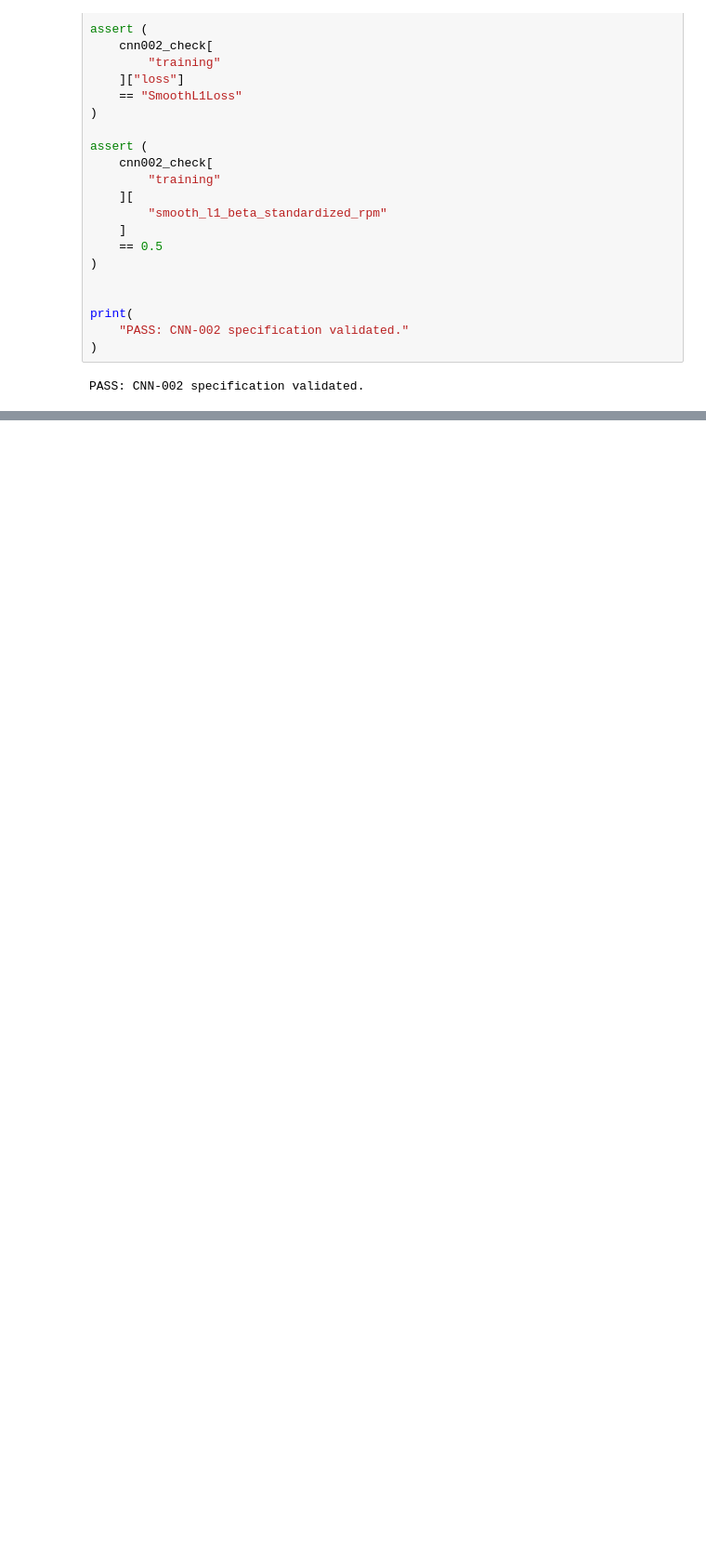
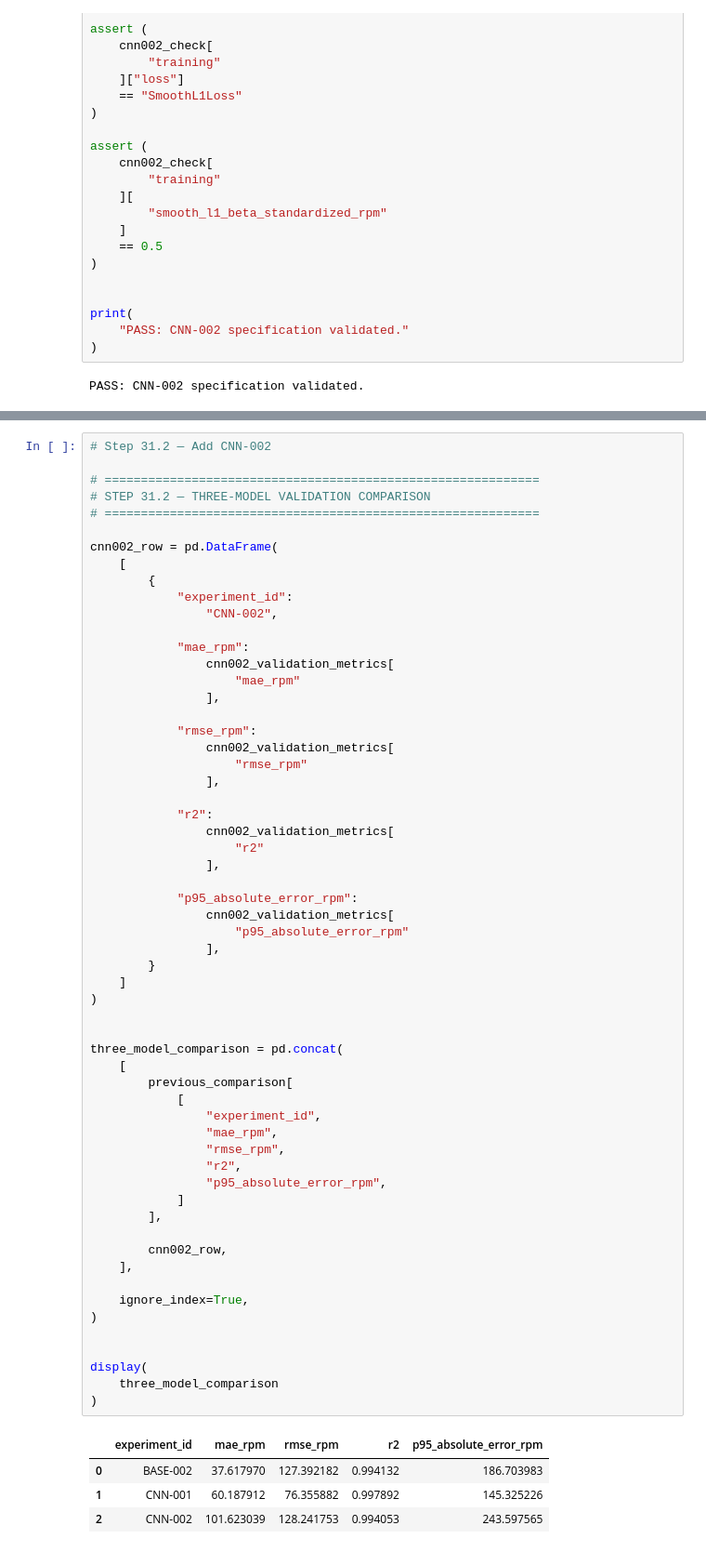
Before and after one commit to vaibhavjiyer87/engine-nvh-deep-learning, a Jupyter notebook: notebooks/08_cnn_rpm_model.ipynb, the cells around one changed output, grey strips where cells are left out. Shown at 93% size. Cells and saved outputs as stored; diff of their text form; blank space fills up the shorter version.

```diff
--- a/notebooks/08_cnn_rpm_model.ipynb
+++ b/notebooks/08_cnn_rpm_model.ipynb
@@ -11436,0 +14088,64 @@ PASS: CNN-002 specification validated.
+# %%
+# Step 31.2 — Add CNN-002
+
+# ============================================================
+# STEP 31.2 — THREE-MODEL VALIDATION COMPARISON
+# ============================================================
+
+cnn002_row = pd.DataFrame(
+    [
+        {
+            "experiment_id":
+                "CNN-002",
+
+            "mae_rpm":
+                cnn002_validation_metrics[
+                    "mae_rpm"
+                ],
+
+            "rmse_rpm":
+                cnn002_validation_metrics[
+                    "rmse_rpm"
+                ],
+
+            "r2":
+                cnn002_validation_metrics[
+                    "r2"
+                ],
+
+            "p95_absolute_error_rpm":
+                cnn002_validation_metrics[
+                    "p95_absolute_error_rpm"
+                ],
+        }
+    ]
+)
+
+
+three_model_comparison = pd.concat(
+    [
+        previous_comparison[
+            [
+                "experiment_id",
+                "mae_rpm",
+                "rmse_rpm",
+                "r2",
+                "p95_absolute_error_rpm",
+            ]
+        ],
+
+        cnn002_row,
+    ],
+
+    ignore_index=True,
+)
+
+
+display(
+    three_model_comparison
+)
+# %% [output]
+|  | experiment_id | mae_rpm | rmse_rpm | r2 | p95_absolute_error_rpm |
+| 0 | BASE-002 | 37.617970 | 127.392182 | 0.994132 | 186.703983 |
+| 1 | CNN-001 | 60.187912 | 76.355882 | 0.997892 | 145.325226 |
+| 2 | CNN-002 | 101.623039 | 128.241753 | 0.994053 | 243.597565 |
```
Also changed, not shown: parts of 35 cells of this notebook.
